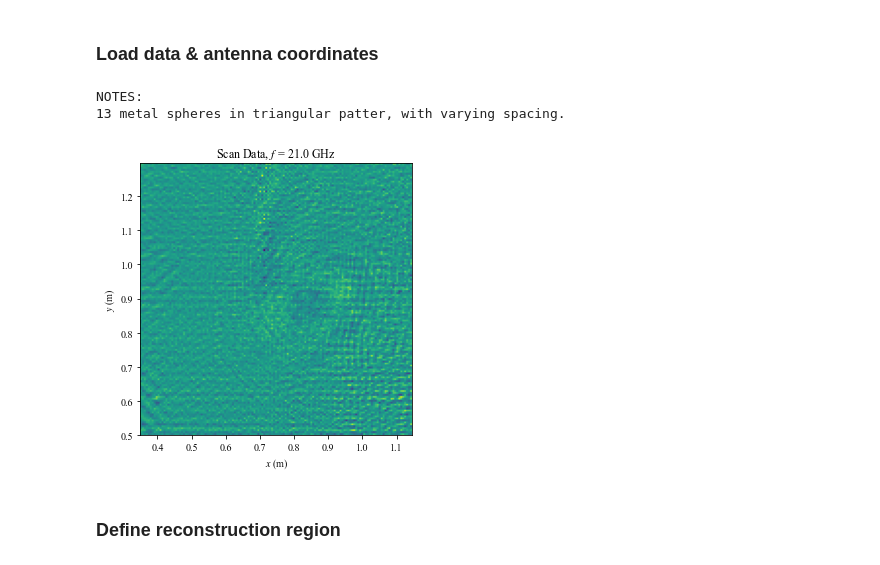
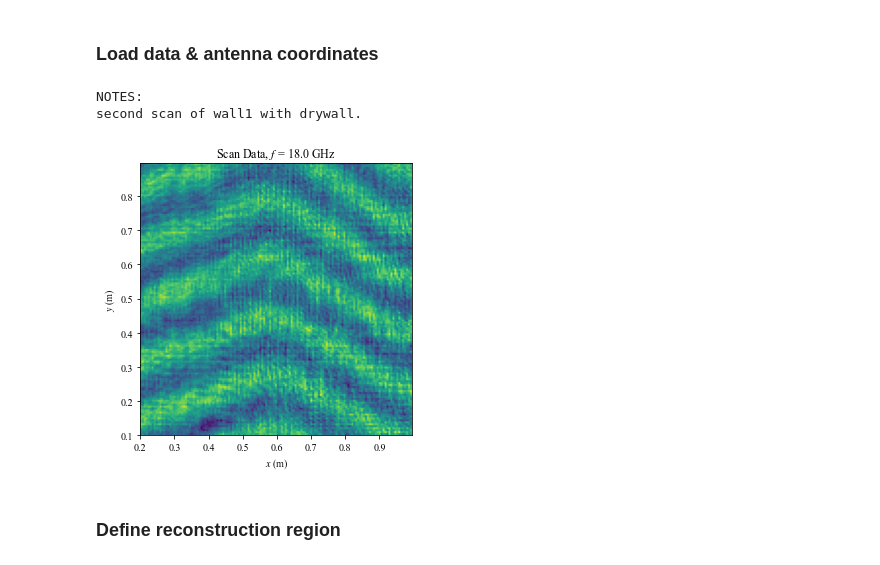
Before and after one commit to aaronvd/twi_experiments, a Jupyter notebook: Preliminary Scripts/reconstruction_script_RMA.ipynb, the cells around one changed output. Cells and saved outputs as stored; diff of their text form; code cells hidden in the pictures.

```diff
--- a/Preliminary Scripts/reconstruction_script_RMA.ipynb
+++ b/Preliminary Scripts/reconstruction_script_RMA.ipynb
@@ -60,9 +60,9 @@ def G(k, R):
 # %%
 d_antennas = .035        # distance between tx/rx antennas
 fc = 22E9
-bw = 2E9
+bw = 8E9
 
-mat = scipy.io.loadmat(r'..\..\..\Data\resolution_target_2022-11-01.mat')
+mat = scipy.io.loadmat(r'..\..\..\Data\wall1_with_drywall_2022-11-13.mat')
 notes = list(mat['notes'])
 print('NOTES:')
 for i in range(len(notes)):
@@ -100,37 +100,37 @@ plt.title('Scan Data, $f$ = {} GHz'.format(f[0]*1E-9))
 plt.xlabel('$x$ (m)')
 plt.ylabel('$y$ (m)')
 plt.show()
 
 ### truncate scan
-Lxa_new = 0.3
-Lya_new = 0.3
+Lxa_new = 0.8
+Lya_new = 0.8
 
 indx_center_x = xa.size//2
 indx_center_y = ya.size//2
 
 Xa = Xa[int(indx_center_y-Lya_new//(2*delta_ya)):int((indx_center_y+Lya_new//(2*delta_ya))),
         int(indx_center_x-Lxa_new//(2*delta_xa)):int((indx_center_x+Lxa_new//(2*delta_xa)))]
 Ya = Ya[int(indx_center_y-Lya_new//(2*delta_ya)):int((indx_center_y+Lya_new//(2*delta_ya))),
         int(indx_center_x-Lxa_new//(2*delta_xa)):int((indx_center_x+Lxa_new//(2*delta_xa)))]
 Za = np.zeros_like(Xa)
 measurements = measurements[int(indx_center_y-Lya_new//(2*delta_ya)):int((indx_center_y+Lya_new//(2*delta_ya))),
                             int(indx_center_x-Lxa_new//(2*delta_xa)):int((indx_center_x+Lxa_new//(2*delta_xa))),
                             :]
 
 xa_center = np.mean(Xa)
 ya_center = np.mean(Ya)
 
 Na = Xa.size
 Nf = f.size
 M = Na*Nf                           # total number of measurements
 Lxa = np.amax(Xa) - np.amin(Xa)
 Lya = np.amax(Ya) - np.amin(Ya)
 
 g = np.reshape(measurements, (M, 1))
 # %% [output]
 NOTES:
-13 metal spheres in triangular patter, with varying spacing.
+second scan of wall1 with drywall.
-[figure, old version]
+[figure, new version]
 # %% [markdown]
 ### Define reconstruction region
 # %%
```
Also changed, not shown: parts of 3 cells of this notebook, 18 other files.
